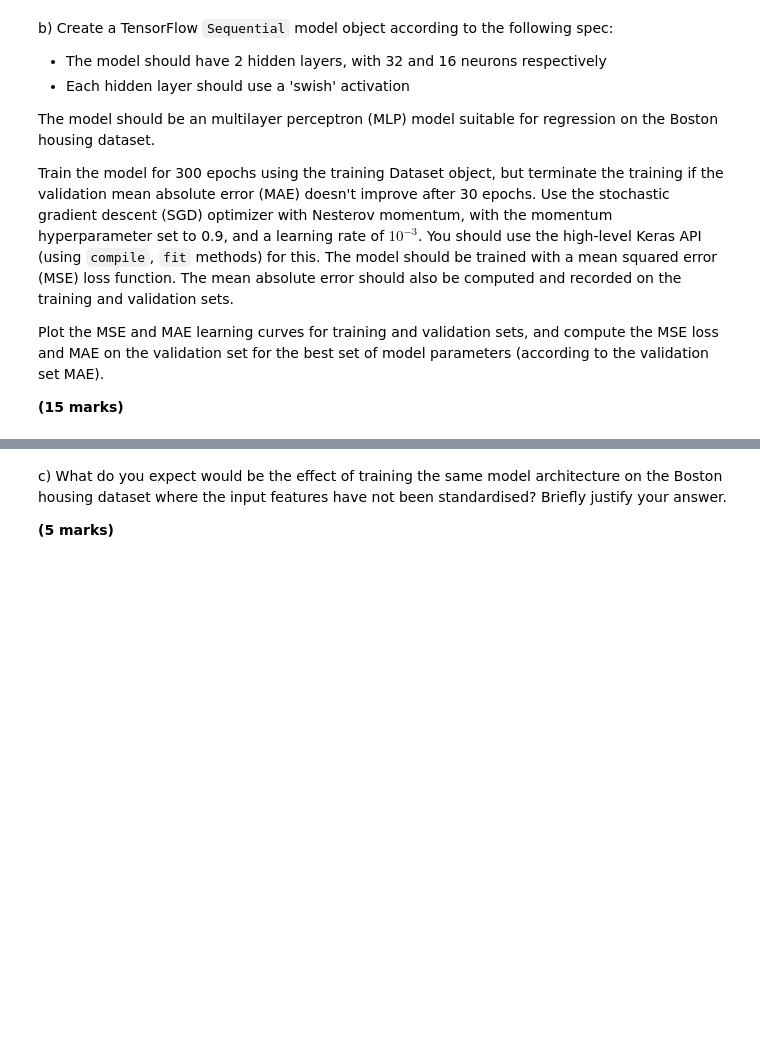
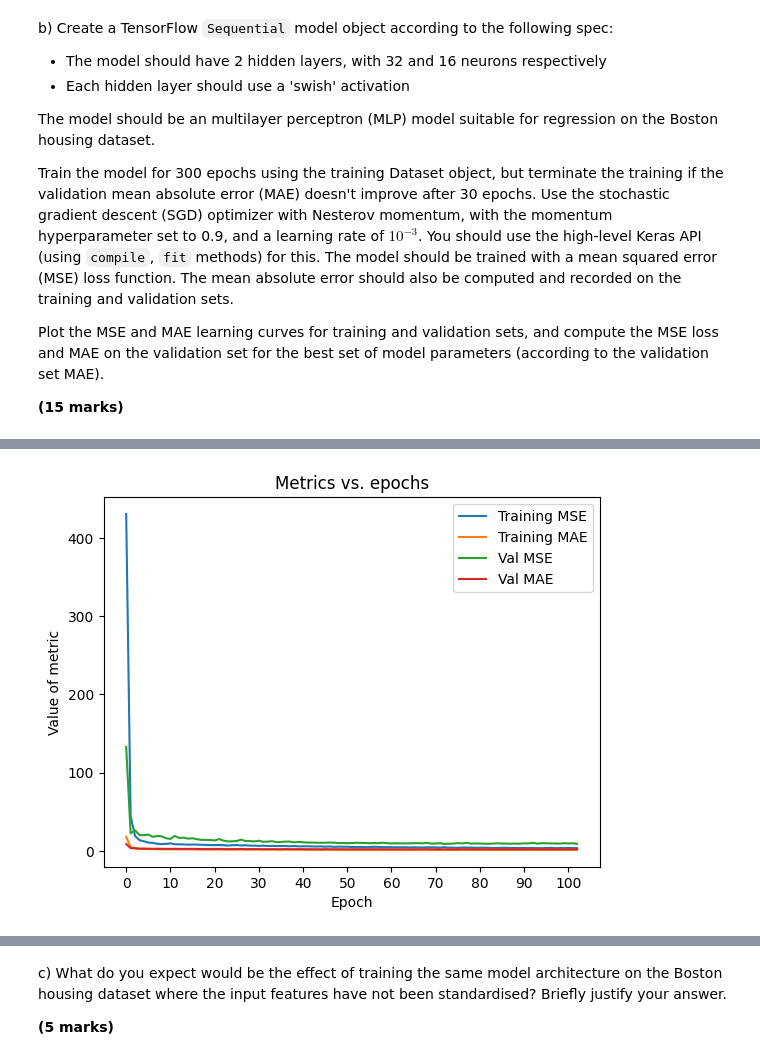
Before and after one commit to frasermartinx/DL, a Jupyter notebook: Week 4/Week 4 Coursework/Summative assessment 1.ipynb, the cells around one changed output, grey strips where cells are left out. Drawn from its saved outputs; the diff is of its cells as text; code cells hidden in the pictures; blank space fills up the shorter version.

```diff
--- a/Week 4/Week 4 Coursework/Summative assessment 1.ipynb
+++ b/Week 4/Week 4 Coursework/Summative assessment 1.ipynb
@@ -52,0 +63,6 @@ AttributeError: 'tuple' object has no attribute 'shape'
+# %%
+train_dataset = train_dataset.shuffle(buffer_size=train_data[0].shape[0])
+val_dataset = val_dataset.shuffle(buffer_size=val_data[0].shape[0])
+batch_size = 32
+train_dataset = train_dataset.batch(batch_size)
+val_dataset = val_dataset.batch(batch_size)
@@ -63,3 +83,19 @@ Train the model for 300 epochs using the training Dataset object, but terminate
 Plot the MSE and MAE learning curves for training and validation sets, and compute the MSE loss and MAE on the validation set for the best set of model parameters (according to the validation set MAE).
 
 **(15 marks)**
+# %%
+model = Sequential([
+    Dense(32, activation = "swish", input_shape = train_data[0].shape[1:]),
+    Dense(16, activation = "swish"),
+    #output layer, which has 1 neuron since the output is a scalar
+    Dense(1)
+])
+#model.summary()
+# %%
+opt = tf.keras.optimizers.SGD(learning_rate = 1e-3,momentum=0.9, nesterov=True)
+model.compile(optimizer = opt, loss = "mse", metrics = ["mae"])
+# %%
+#setup callbacks
+earlystopping = EarlyStopping(monitor = "val_mae", patience = 30)
+ckpt = ModelCheckpoint("best_model.h5", monitor = "val_mae", save_best_only= True, mode = "min")
+history = model.fit(train_dataset, epochs = 300,validation_data = val_dataset,callbacks = [earlystopping,ckpt],verbose = True)
@@ -65,0 +127,14 @@ Plot the MSE and MAE learning curves for training and validation sets, and compu
+# %%
+#original plot
+plt.plot(history.history['loss'])
+plt.plot(history.history["mae"])
+plt.plot(history.history["val_loss"])
+plt.plot(history.history["val_mae"])
+plt.title('Metrics vs. epochs')
+plt.ylabel('Value of metric')
+plt.xlabel('Epoch')
+plt.xticks(np.arange(len(history.history['loss']),step = 10))
+plt.legend(['Training MSE', 'Training MAE', "Val MSE","Val MAE"], loc='upper right')
+plt.show()
+# %% [output]
+[figure, added]
```
Also changed, not shown: parts of 25 cells of this notebook, 12 other files.
